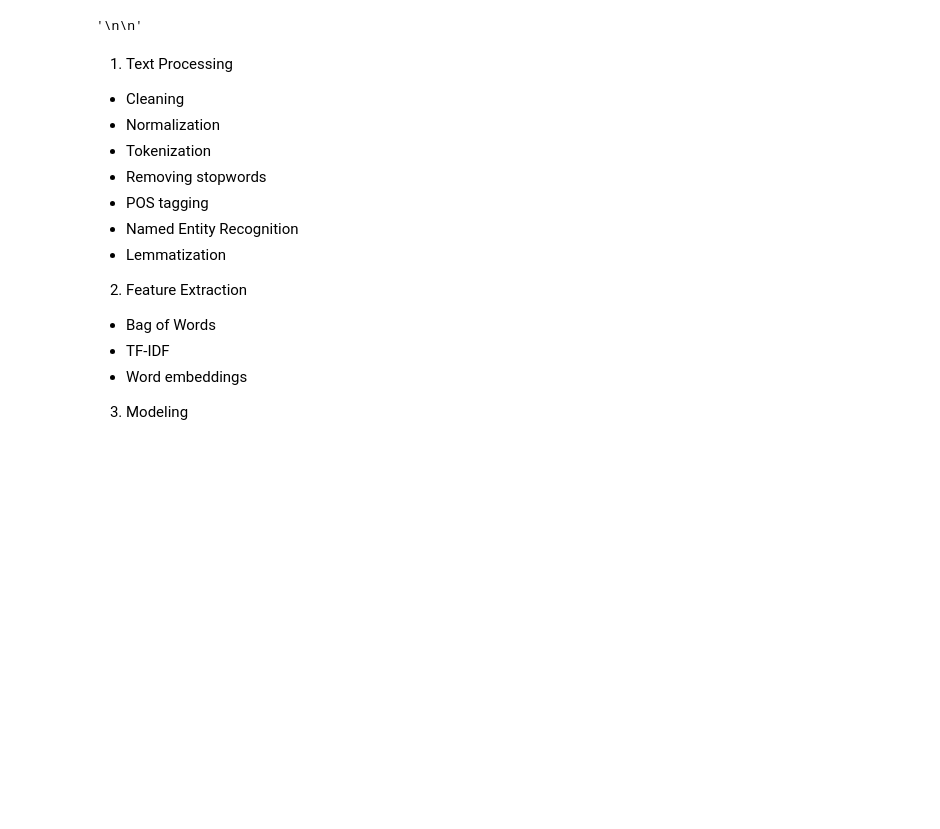
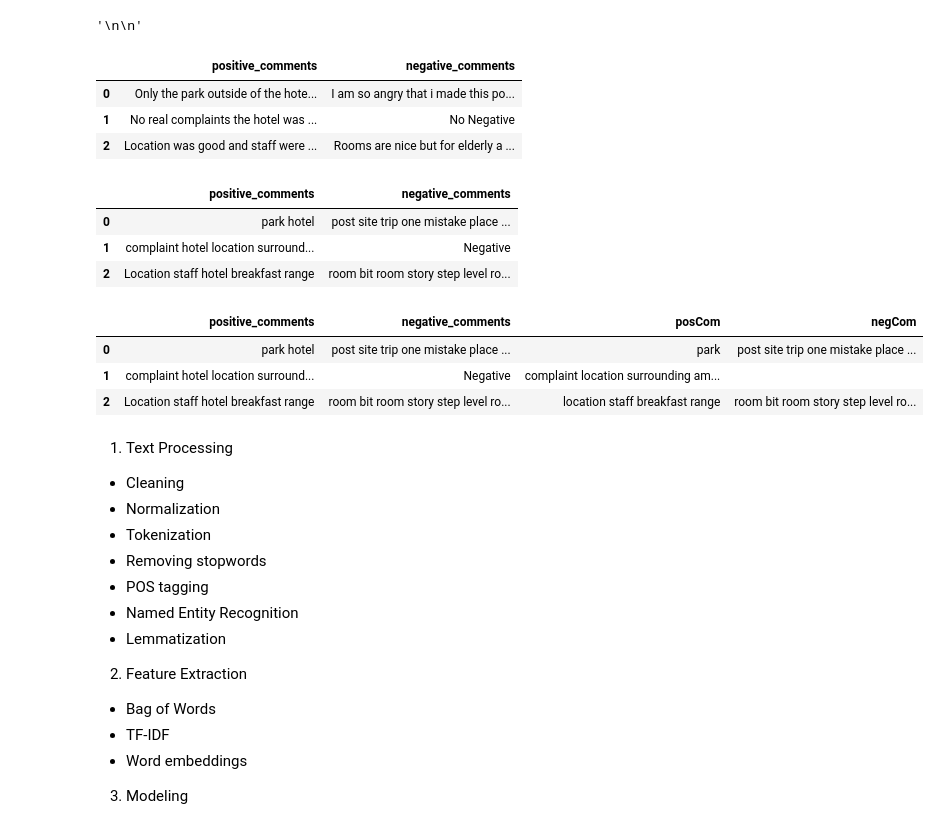
Before and after one commit to echemochek/booking.com-feature_extraction, a Jupyter notebook: bookingdotcom.ipynb, the cells around one changed output. Drawn from its saved outputs; the diff is of its cells as text; code cells hidden in the pictures; blank space fills up the shorter version.

```diff
--- a/bookingdotcom.ipynb
+++ b/bookingdotcom.ipynb
@@ -29,7 +30,7 @@ import en_core_web_sm
 df = pd.read_excel("BookingDotCom_HotelReviews.xlsx", sheet_name="Data")
 
 # sample the first 100 rows of df
-df = df[:10000]
+df = df[:100]
 
 # rename df columns to lower case
 df.columns= df.columns.str.lower()
@@ -38,3 +39,10 @@ df.columns= df.columns.str.lower()
 '''
 # %% [output]
 '\n\n'
+# %%
+df[['positive_comments', 'negative_comments']].head(3)
+# %% [output]
+|  | positive_comments | negative_comments |
+| 0 | Only the park outside of the hote... | I am so angry that i made this po... |
+| 1 | No real complaints the hotel was ... | No Negative |
+| 2 | Location was good and staff were ... | Rooms are nice but for elderly a ... |
@@ -41,3 +61,25 @@ df.columns= df.columns.str.lower()
+# %%
+df[['positive_comments', 'negative_comments']].head(3)
+# %% [output]
+|  | positive_comments | negative_comments |
+| 0 | park hotel | post site trip one mistake place ... |
+| 1 | complaint hotel location surround... | Negative |
+| 2 | Location staff hotel breakfast range | room bit room story step level ro... |
+# %%
+'''
+# remove stopwords
+
+import spacy
+#loading the english language small model of spacy
+en = spacy.load('en_core_web_sm')
+sw_spacy = en.Defaults.stop_words
+
+def stopFunc(text):
+    return " ".join([word.lower() for word in text.split() if word.lower() not in sw_spacy])
+
+df['positive_comments'] = df['positive_comments'].apply(lambda x: stopFunc(x))
+df['negative_comments'] = df['negative_comments'].apply(lambda x: stopFunc(x))
+'''
 # %%
 '''
     This is a function for performing preprocessing on the reviews columns
@@ -61,36 +103,26 @@ def preprocess(row):
     tokens_raw = row.split()
 
     # limit to tokens with more than 3 characters
-    tokens_raw = [token for token in tokens_raw if len(token) > 3]
+    # tokens_raw = [token for token in tokens_raw if len(token) > 3]
 
     # remove stopwords
     stop_words = set(stopwords.words('english'))
     more_stopwords = {'negative','positive', 'the', 'stay', 'hotel', 'night', 'good', 'great'}
     stop_words.update(more_stopwords)
 
-    tokens_filtered = [lemmatizer.lemmatize(token) for token in tokens_raw if not token in stop_words]
+    tokens_filtered = [token for token in tokens_raw if not token in stop_words]
 
-    # define a lemmatizing function that uses POS tags
-    def get_wordnet_pos(word):
-        """Map POS tag to first character lemmatize() accepts"""
-        tag = pos_tag([word])[0][1][0].upper()
-        tag_dict = {
-                    "J": wordnet.ADJ,
-                    "N": wordnet.NOUN,
-                    "V": wordnet.VERB,
-                    "R": wordnet.ADV
-                    }
-
-        return tag_dict.get(tag, wordnet.NOUN)
-
-
-    # Lemmatize filtered_tokens using the defined function
-    tokens_lemmatized = [WordNetLemmatizer().lemmatize(token, get_wordnet_pos(token)) for token in tokens_filtered]
-
-    return ' '.join(tokens_lemmatized)
+    return ' '.join(tokens_filtered)
 
 df['posCom'] = df.positive_comments.str.lower().apply(lambda x: preprocess(x))
 df['negCom'] = df.negative_comments.str.lower().apply(lambda x: preprocess(x))
+# %%
+df[['positive_comments', 'negative_comments', 'posCom', 'negCom']].head(3)
+# %% [output]
+|  | positive_comments | negative_comments | posCom | negCom |
+| 0 | park hotel | post site trip one mistake place ... | park | post site trip one mistake place ... |
+| 1 | complaint hotel location surround... | Negative | complaint location surrounding am... |  |
+| 2 | Location staff hotel breakfast range | room bit room story step level ro... | location staff breakfast range | room bit room story step level ro... |
 # %%
 '''
 Create column with country name; we get the list of countries from the pycountry package
```
Also changed, not shown: parts of 8 cells of this notebook.
